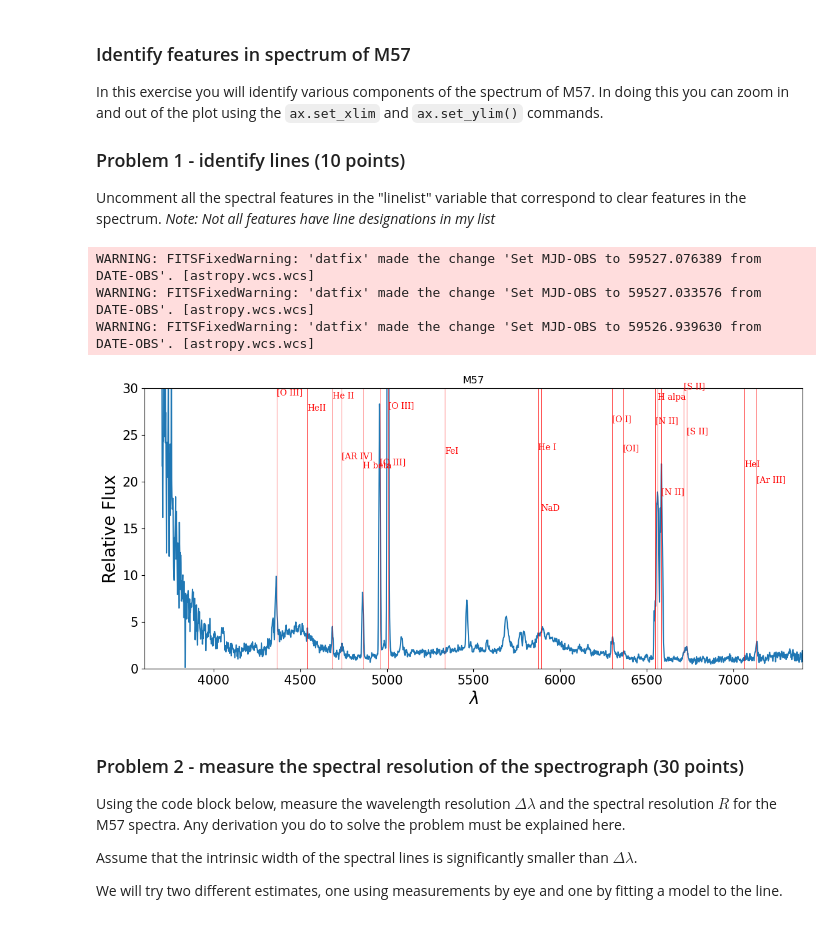
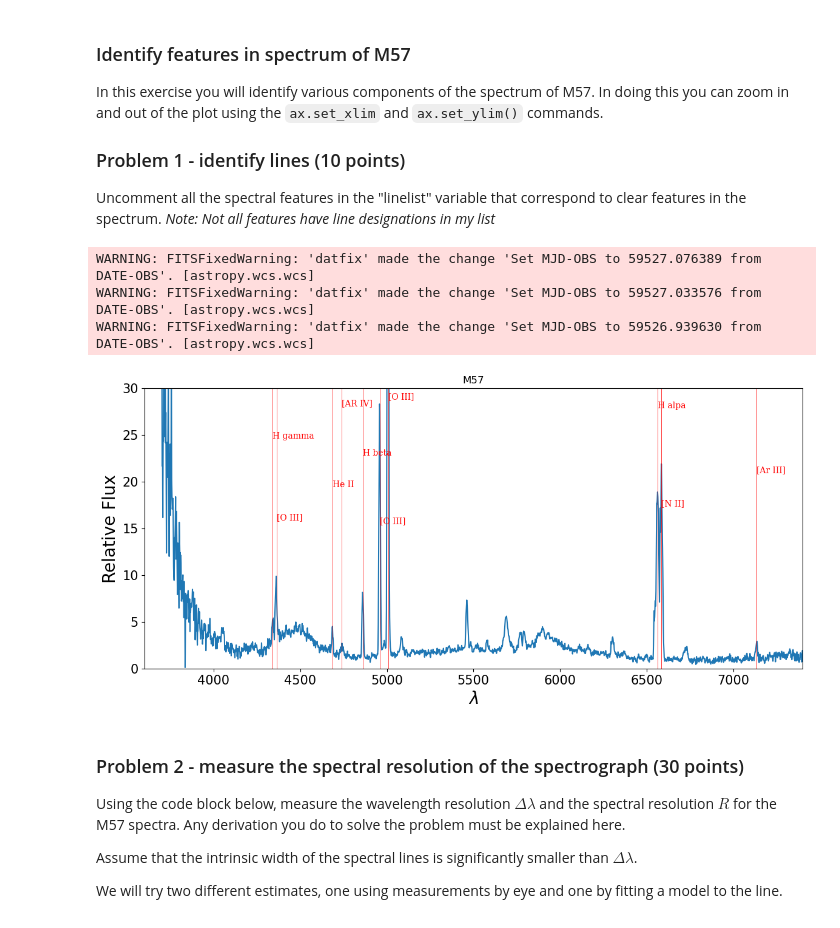
Before and after one commit to ArishAli459/Analysis_real_spectra_student, a Jupyter notebook: analysis_real_spectra.student.ipynb, the cells around one changed output. Cells and saved outputs as stored; diff of their text form; code cells hidden in the pictures.

```diff
--- a/analysis_real_spectra.student.ipynb
+++ b/analysis_real_spectra.student.ipynb
@@ -84,52 +84,52 @@ ax.set_xlim([lammin,lammax])
 #your code herehe scattering of light by particles in its path of size up to one-tenth the wavelength of the light and occurs without any loss of
 fluxmin = 0
 fluxmax = 30
-#lammin = 5500
-#lammax = 5550
+#lammin = 4300
+#lammax = 4700
 ax.set_ylim([fluxmin,fluxmax])
 ax.set_xlim([lammin,lammax])
 
 #Uncomment all of the lines that correspond to identifiable features in the spectra
 linelist = [
      ('[AR IV]',4740),
      #('[OII]',3727),
      ('[O III]',4363),
      ('[O III]',4959),
      ('[O III]',5007),
-     ('[O I]',6300),
-     ('[OI]',6363),
-     ('[N II]',6548),
+     #('[O I]',6300),
+     #('[OI]',6363),
+     #('[N II]',6548),
      ('[N II]',6584),
-     ('[S II]',6716),
-     ('[S II]',6731),
+     #('[S II]',6716),
+     #('[S II]',6731),
      #('CIII',4647),
      #('MgI',5170),
      #('FeI', 5270),
      #('Hepsilon',3970),
      #('Hdelta',4103),
-     #('H gamma',4341),
+     ('H gamma',4341),
      ('H beta',4861),
      ('H alpa',6563),
-     ('NaD', 5890),
-     ('HeII',4541),
+     #('NaD', 5890),
+     #('HeII',4541),
      ('He II',4686),
      #('HeI',4471),
      #('HE II',5411),
      #('[CL III]',5517),
      #('[CL III]',5537),
      #('[N II]',5755),
-     ('He I',5875),
-     ('HeI',7065),
+     #('He I',5875),
+     #('HeI',7065),
      ('[Ar III]',7135),
      #('FeI',5335)
 ]
 #draw lines on the spectrum
 lineplot(linelist)
 # %% [output]
 WARNING: FITSFixedWarning: 'datfix' made the change 'Set MJD-OBS to 59527.076389 from DATE-OBS'. [astropy.wcs.wcs]
 WARNING: FITSFixedWarning: 'datfix' made the change 'Set MJD-OBS to 59527.033576 from DATE-OBS'. [astropy.wcs.wcs]
 WARNING: FITSFixedWarning: 'datfix' made the change 'Set MJD-OBS to 59526.939630 from DATE-OBS'. [astropy.wcs.wcs]
-[figure, old version]
+[figure, new version]
 # %% [markdown]
 ### Problem 2  - measure the spectral resolution of the spectrograph (30 points)
 Using the code block below, measure the wavelength resolution $\Delta \lambda$ and the spectral resolution $R$ for the M57 spectra.  Any derivation you do to solve the problem must be explained here.
```
Also changed, not shown: parts of 1 cell of this notebook.
